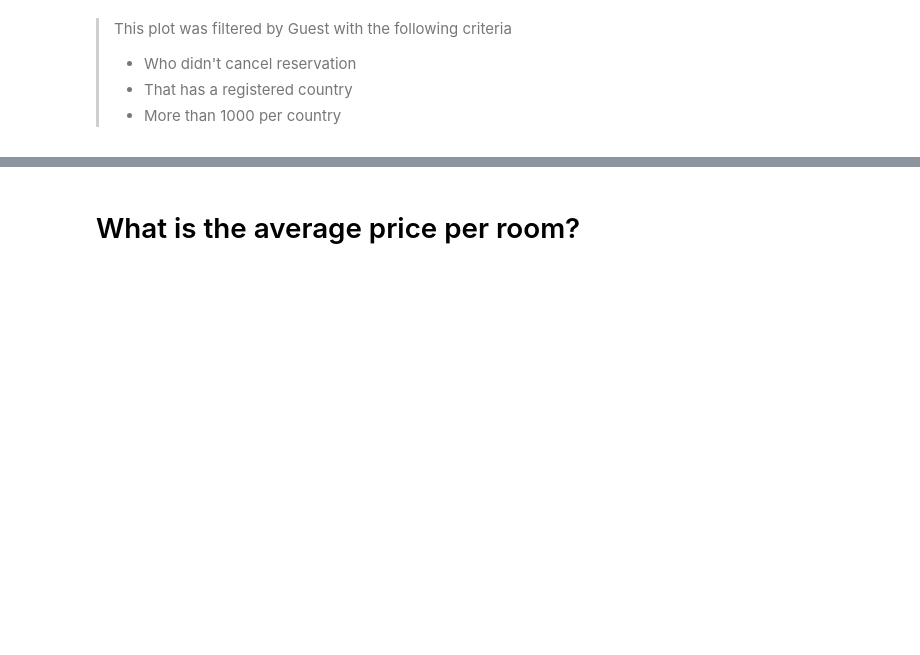
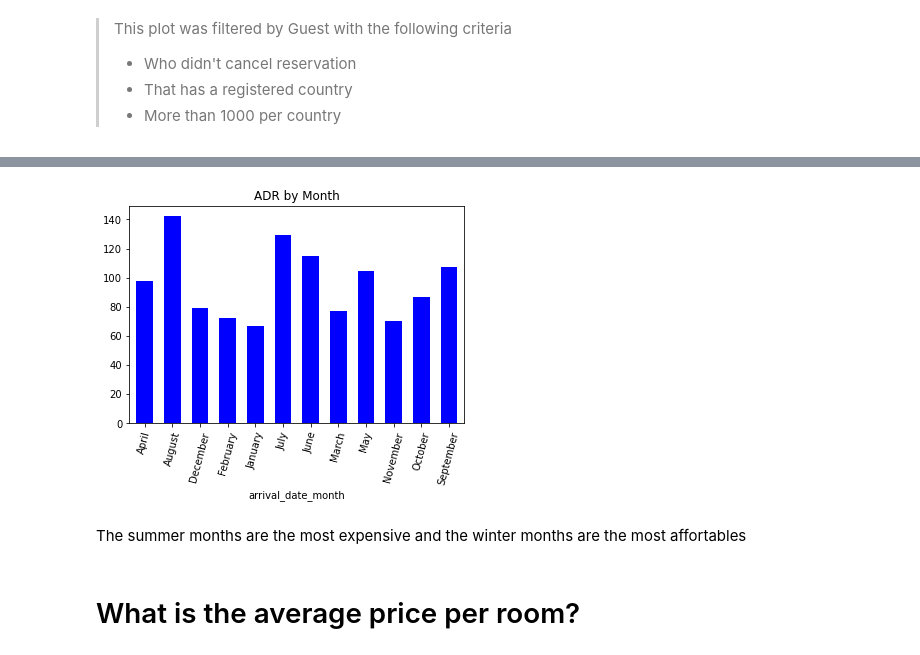
Before and after one commit to carlosmendozaj/Project_Booking_Demand, a Jupyter notebook: Hotel Demand.ipynb, the cells around one changed output, grey strips where cells are left out. Drawn from its saved outputs; the diff is of its cells as text; code cells hidden in the pictures; blank space fills up the shorter version.

```diff
--- a/Hotel Demand.ipynb
+++ b/Hotel Demand.ipynb
@@ -120,0 +220,3 @@ plt.show()
+# %%
+Forplot_ADRbyMonth = df_By_month['adr'].mean()
+Forplot_ADRbyMonth
@@ -121,3 +238,14 @@ plt.show()
+# %%
+
+MonthADR_plot = Forplot_ADRbyMonth.plot(kind='bar', rot=75, color = "b", title="ADR by Month", width= .6)
+
+
+DistChannel_plot.set_ylabel("By Mounth")
+plt.show()
+# %% [output]
+[figure, added]
+# %% [markdown]
+The summer months are the most expensive and the winter months are the most affortables
 # %% [markdown]
 # What is the average price per room?
 # %% [markdown]
```
Also changed, not shown: parts of 16 cells of this notebook, 1 other file.
